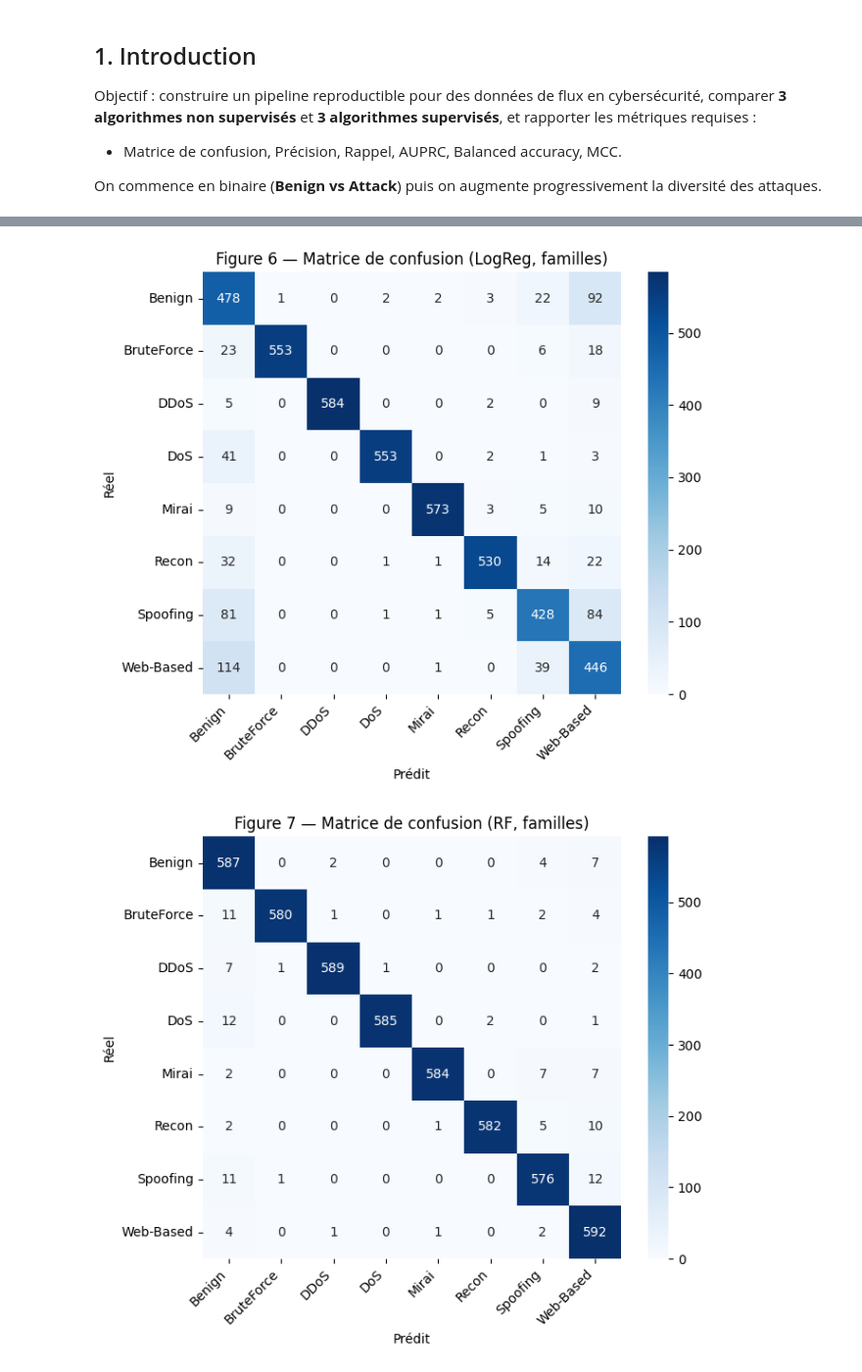
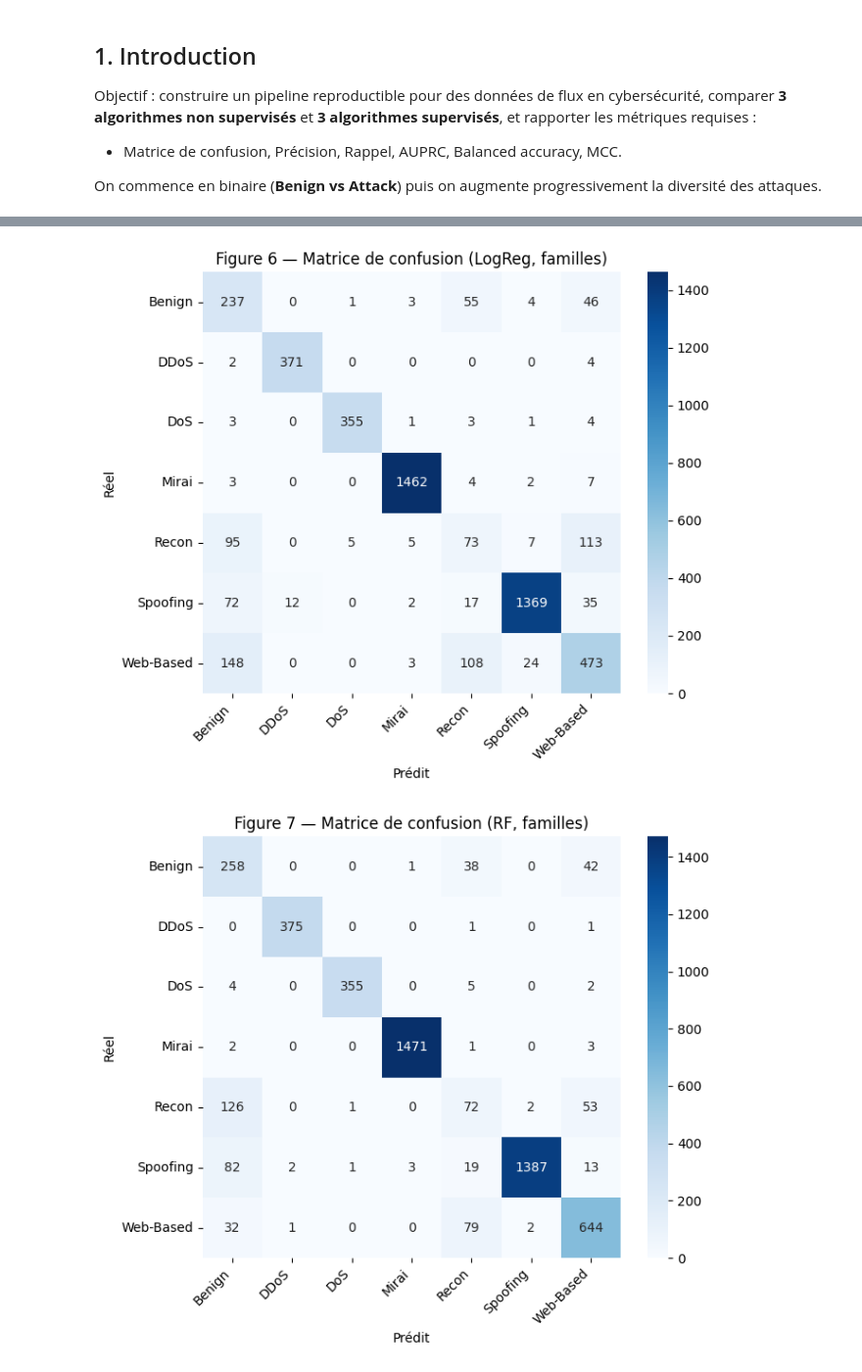
Before and after one commit to ErkannCh/mlsecu, a Jupyter notebook: mlsecu.ipynb, the cells around one changed output, grey strips where cells are left out. Shown at 98% size. Cells and saved outputs as stored; diff of their text form; code cells hidden in the pictures.

```diff
--- a/mlsecu.ipynb
+++ b/mlsecu.ipynb
@@ -337,5 +348,5 @@ df_binaire, df_familles, df_st = load_all_flows_ram_safe(feature_cols_common,100
 # %%
-def prepare_scenario(df: pd.DataFrame, feature_cols: list[str], name: str):
+def prepare_scenario(df: pd.DataFrame, feature_cols: list[str], name: str, split_mode: str = "group"):
     df_used = df
     if name == "Binaire":
         classes = ["Benign", "Attack"]
@@ -353,7 +364,39 @@ def prepare_scenario(df: pd.DataFrame, feature_cols: list[str], name: str):
         y = df_used["subtype_filtered"].map(subtype_to_id).astype(np.int16).to_numpy()
 
     X_raw = np.nan_to_num(df_used[feature_cols].to_numpy(dtype=np.float32), nan=0.0, posinf=0.0, neginf=0.0)
-    train_idx, test_idx = train_test_split(np.arange(len(y)), test_size=0.2, random_state=RANDOM_STATE, stratify=y)
+    groups = df_used["group"].astype(str).to_numpy()
+    rng = np.random.default_rng(RANDOM_STATE)
+
+    group_to_label = {}
+    mixed_groups = set()
+    for yi, gi in zip(y, groups):
+        yi = int(yi)
+        if gi in group_to_label and group_to_label[gi] != yi:
+            mixed_groups.add(gi)
+        group_to_label[gi] = yi
+
+    if mixed_groups:
+        train_idx, test_idx = train_test_split(np.arange(len(y)), test_size=0.2, random_state=RANDOM_STATE, stratify=y)
+    else:
+        label_to_groups = defaultdict(list)
+        for gi, yi in group_to_label.items():
+            label_to_groups[yi].append(gi)
+        test_groups = set()
+        for yi, g_list in label_to_groups.items():
+            rng.shuffle(g_list)
+            if len(g_list) <= 1:
+                n_test = 0
+            else:
+                n_test = int(round(len(g_list) * 0.2))
+                n_test = max(1, min(len(g_list) - 1, n_test))
+            test_groups.update(g_list[:n_test])
+        train_mask = np.asarray([gi not in test_groups for gi in groups], dtype=bool)
+        test_mask = ~train_mask
+        train_idx = np.where(train_mask)[0]
+        test_idx = np.where(test_mask)[0]
+        if len(train_idx) == 0 or len(test_idx) == 0 or np.unique(y[train_idx]).size < 2:
+            train_idx, test_idx = train_test_split(np.arange(len(y)), test_size=0.2, random_state=RANDOM_STATE, stratify=y)
+
     X_train, X_test = X_raw[train_idx], X_raw[test_idx]
     y_train, y_test = y[train_idx], y[test_idx]
 
@@ -552,35 +595,37 @@ xgb_clf = xgb.XGBClassifier(
     reg_lambda=1.0,
     tree_method="hist",
     objective="multi:softprob",
     num_class=len(family_scenario["classes"]),
     eval_metric="mlogloss",
     random_state=RANDOM_STATE,
     n_jobs=-1,
 )
 xgb_clf.fit(family_scenario["X_train"], family_scenario["y_train"])
 xgb_proba = xgb_clf.predict_proba(family_scenario["X_test"])
 xgb_pred = np.argmax(xgb_proba, axis=1)
 
 
 
 
 artifacts["lr_pred"] = lr_pred
 artifacts["rf_pred"] = rf_pred
 artifacts["xgb_pred"] = xgb_pred
 
 fam_results.append(eval(family_scenario["y_test"], lr_pred, y_score=lr_proba, title="LogisticRegression", classes=lr.classes_))
 fam_results.append(eval(family_scenario["y_test"], rf_pred, y_score=rf_proba, title="RandomForest", classes=rf.classes_))
 fam_results.append(eval(family_scenario["y_test"], xgb_pred, y_score=xgb_proba, title="XGBoost", classes=np.arange(len(family_scenario["classes"]))))
 for r in fam_results:
     r["scenario"] = family_scenario["name"]
 
-plot_confusion_matrix(family_scenario["y_test"], artifacts["lr_pred"], class_names=family_scenario["classes"], title="Figure 6 — Matrice de confusion (LogReg, familles)")
-plot_confusion_matrix(family_scenario["y_test"], artifacts["rf_pred"], class_names=family_scenario["classes"], title="Figure 7 — Matrice de confusion (RF, familles)")
-plot_confusion_matrix(family_scenario["y_test"], artifacts["xgb_pred"], class_names=family_scenario["classes"], title="Figure 8 — Matrice de confusion (XGB, familles)")
+fam_labels = np.unique(family_scenario["y_test"])
+fam_names = [family_scenario["classes"][i] for i in fam_labels]
+plot_confusion_matrix(family_scenario["y_test"], artifacts["lr_pred"], labels=fam_labels, class_names=fam_names, title="Figure 6 — Matrice de confusion (LogReg, familles)")
+plot_confusion_matrix(family_scenario["y_test"], artifacts["rf_pred"], labels=fam_labels, class_names=fam_names, title="Figure 7 — Matrice de confusion (RF, familles)")
+plot_confusion_matrix(family_scenario["y_test"], artifacts["xgb_pred"], labels=fam_labels, class_names=fam_names, title="Figure 8 — Matrice de confusion (XGB, familles)")
 
 fam_df = pd.DataFrame(fam_results)
 fam_df = fam_df[["scenario", "title", "precision", "recall", "auprc", "balanced_acc", "mcc"]]
 fam_df
 # %% [output]
-[figure, old version]
+[figure, new version]
-[figure, old version]
+[figure, new version]
```
Also changed, not shown: parts of 19 cells of this notebook, 29 other files.
